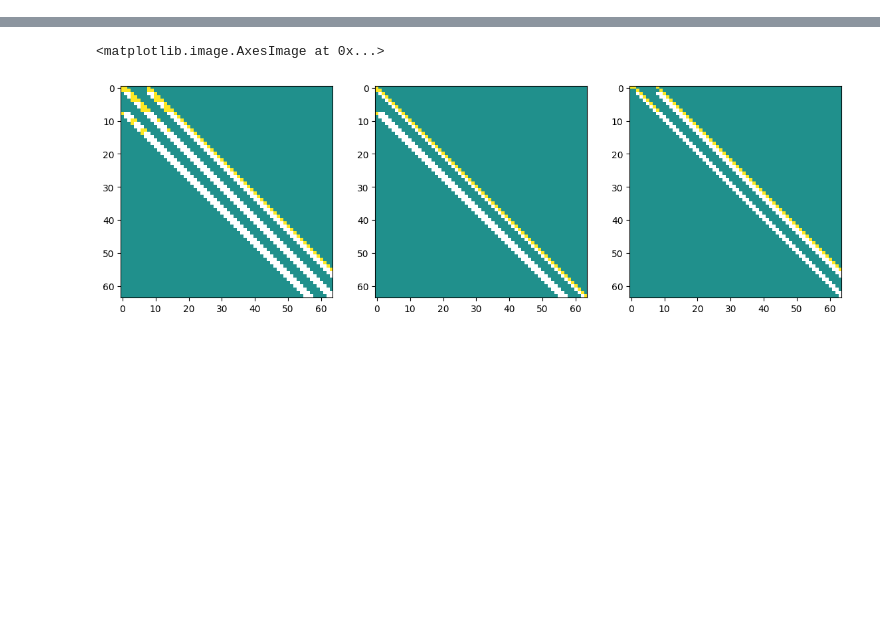
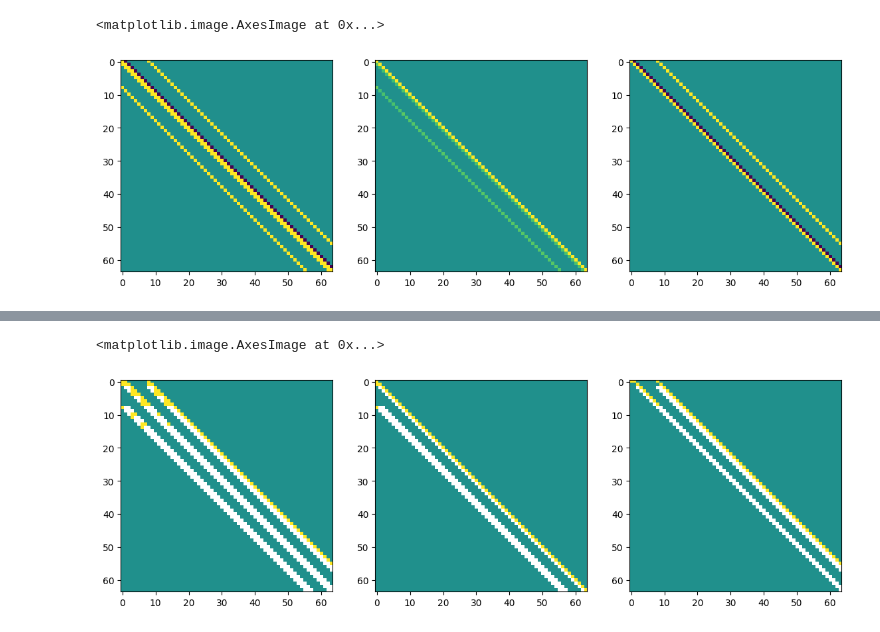
Before and after one commit to vltrifonov/PreCorrector, a Jupyter notebook: experiments/Compare_g32_b64.ipynb, the cells around one changed output, grey strips where cells are left out. Saved outputs shown, nothing was run; the diff lists cells and outputs as text; code cells hidden in the pictures; blank space fills up the shorter version.

```diff
--- a/experiments/Compare_g32_b64.ipynb
+++ b/experiments/Compare_g32_b64.ipynb
@@ -156,2 +102,10 @@ L, L1
+# %%
+_, axes = plt.subplots(1, 3, figsize=(14,14))
+axes[0].imshow(A.todense(), vmin=-1, vmax=1)
+axes[1].imshow(L.todense(), vmin=-1, vmax=1)
+axes[2].imshow(U.todense(), vmin=-1, vmax=1)
+# %% [output]
+<matplotlib.image.AxesImage at 0x...>
+[figure, added]
 # %%
 B = L @ U
```
Also changed, not shown: parts of 20 cells of this notebook, 5 other files.
